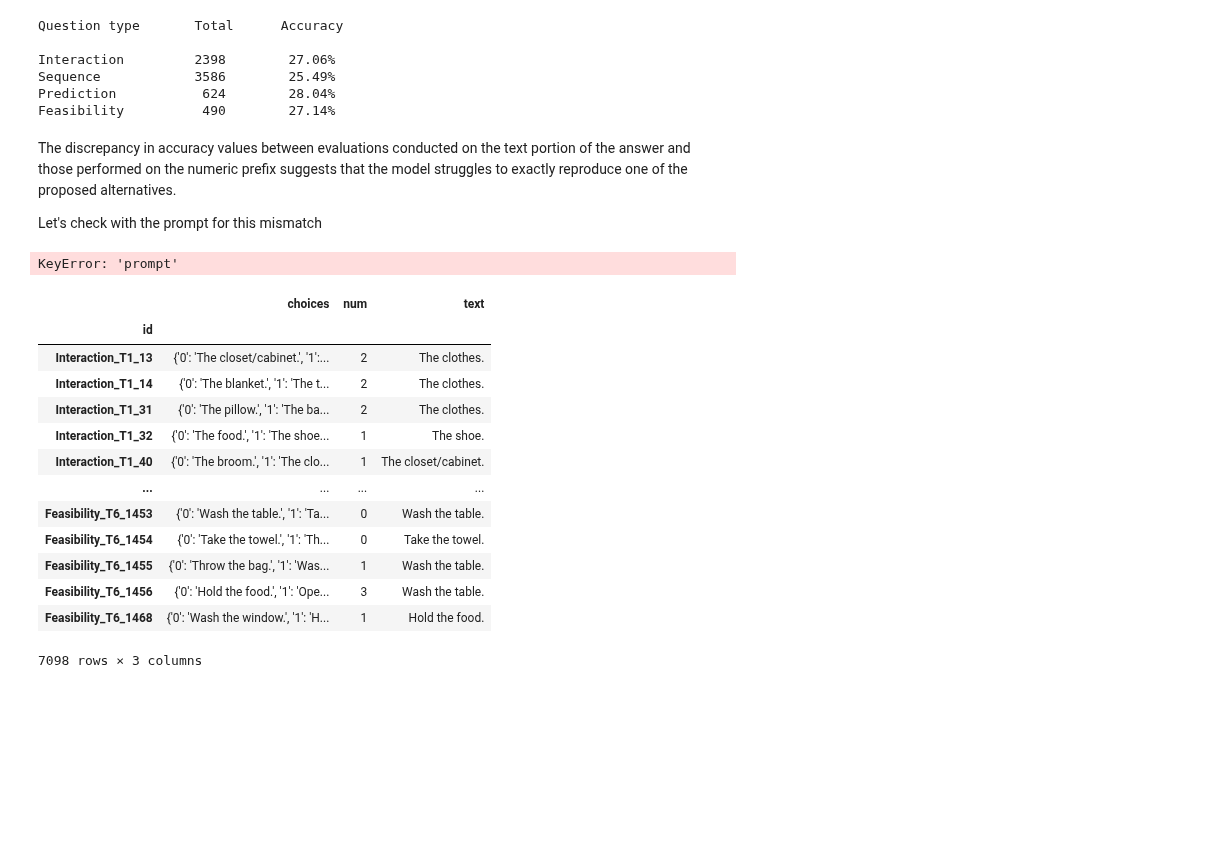
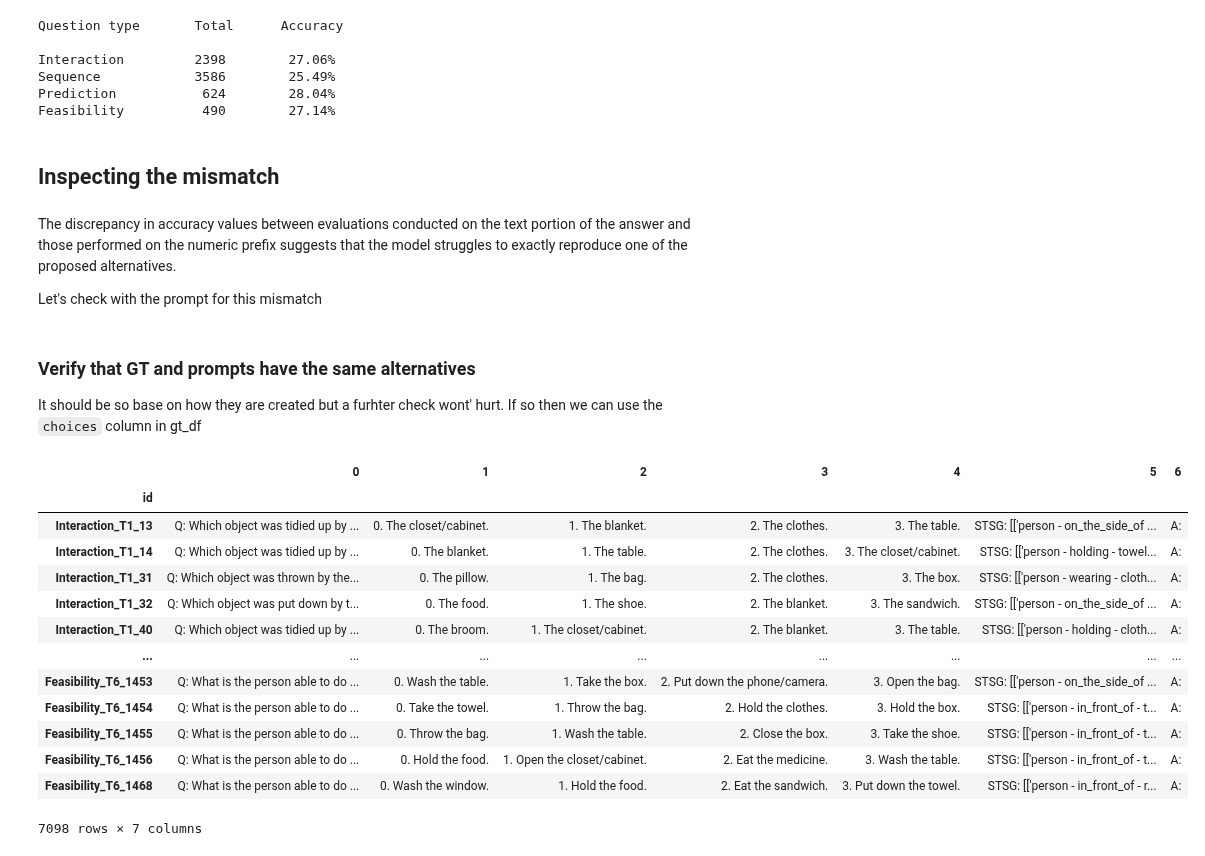
Before and after one commit to FabioLusha/video-neurosymbolic, a Jupyter notebook: star_code/src/resp_analysis4.ipynb, the cells around one changed output. Saved outputs shown, nothing was run; the diff lists cells and outputs as text; code cells hidden in the pictures; blank space fills up the shorter version.

```diff
--- a/star_code/src/resp_analysis4.ipynb
+++ b/star_code/src/resp_analysis4.ipynb
@@ -445,6 +484,8 @@ Interaction         2398        27.06%
 Sequence            3586        25.49%
 Prediction           624        28.04%
 Feasibility          490        27.14%
+# %% [markdown]
+## Inspecting the mismatch
 # %% [markdown]
 The discrepancy in accuracy values between evaluations conducted on the text portion of the answer and those performed on the numeric prefix suggests that the model struggles to exactly reproduce one of the proposed alternatives.
 
@@ -457,22 +493,23 @@ re.search(r'.*(\d[^\d]+\\n).*STSG', test_str, re.DOTALL)
+# %% [markdown]
+### Verify that GT and prompts have the same alternatives
+
+It should be so base on how they are created but a furhter check wont' hurt.
+If so then we can use the `choices` column in gt_df
 # %%
-prompts_df = prompts_df['prompt'].str.split('\n', expand=True)
-prompts_df
+p_choices = prompts_df['prompt'].str.split('\n', expand=True)
+p_choices
 # %% [output]
+|  | 0 | 1 | 2 | 3 | 4 | 5 | 6 |
+| id |  |  |  |  |  |  |  |
+| Interaction_T1_13 | Q: Which object was tidied up by ... | 0. The closet/cabinet. | 1. The blanket. | 2. The clothes. | 3. The table. | STSG: [['person - on_the_side_of ... | A: |
+| Interaction_T1_14 | Q: Which object was tidied up by ... | 0. The blanket. | 1. The table. | 2. The clothes. | 3. The closet/cabinet. | STSG: [['person - holding - towel... | A: |
+| Interaction_T1_31 | Q: Which object was thrown by the... | 0. The pillow. | 1. The bag. | 2. The clothes. | 3. The box. | STSG: [['person - wearing - cloth... | A: |
+| Interaction_T1_32 | Q: Which object was put down by t... | 0. The food. | 1. The shoe. | 2. The blanket. | 3. The sandwich. | STSG: [['person - on_the_side_of ... | A: |
+| Interaction_T1_40 | Q: Which object was tidied up by ... | 0. The broom. | 1. The closet/cabinet. | 2. The blanket. | 3. The table. | STSG: [['person - holding - cloth... | A: |
+| ... | ... | ... | ... | ... | ... | ... | ... |
+| Feasibility_T6_1453 | Q: What is the person able to do ... | 0. Wash the table. | 1. Take the box. | 2. Put down the phone/camera. | 3. Open the bag. | STSG: [['person - on_the_side_of ... | A: |
+| Feasibility_T6_1454 | Q: What is the person able to do ... | 0. Take the towel. | 1. Throw the bag. | 2. Hold the clothes. | 3. Hold the box. | STSG: [['person - in_front_of - t... | A: |
+| Feasibility_T6_1455 | Q: What is the person able to do ... | 0. Throw the bag. | 1. Wash the table. | 2. Close the box. | 3. Take the shoe. | STSG: [['person - in_front_of - t... | A: |
+| Feasibility_T6_1456 | Q: What is the person able to do ... | 0. Hold the food. | 1. Open the closet/cabinet. | 2. Eat the medicine. | 3. Wash the table. | STSG: [['person - in_front_of - t... | A: |
+| Feasibility_T6_1468 | Q: What is the person able to do ... | 0. Wash the window. | 1. Hold the food. | 2. Eat the sandwich. | 3. Put down the towel. | STSG: [['person - in_front_of - r... | A: |
-KeyError: 'prompt'
+7098 rows × 7 columns
-# %%
-gt_df
-# %% [output]
-|  | choices | num | text |
-| id |  |  |  |
-| Interaction_T1_13 | {'0': 'The closet/cabinet.', '1':... | 2 | The clothes. |
-| Interaction_T1_14 | {'0': 'The blanket.', '1': 'The t... | 2 | The clothes. |
-| Interaction_T1_31 | {'0': 'The pillow.', '1': 'The ba... | 2 | The clothes. |
-| Interaction_T1_32 | {'0': 'The food.', '1': 'The shoe... | 1 | The shoe. |
-| Interaction_T1_40 | {'0': 'The broom.', '1': 'The clo... | 1 | The closet/cabinet. |
-| ... | ... | ... | ... |
-| Feasibility_T6_1453 | {'0': 'Wash the table.', '1': 'Ta... | 0 | Wash the table. |
-| Feasibility_T6_1454 | {'0': 'Take the towel.', '1': 'Th... | 0 | Take the towel. |
-| Feasibility_T6_1455 | {'0': 'Throw the bag.', '1': 'Was... | 1 | Wash the table. |
-| Feasibility_T6_1456 | {'0': 'Hold the food.', '1': 'Ope... | 3 | Wash the table. |
-| Feasibility_T6_1468 | {'0': 'Wash the window.', '1': 'H... | 1 | Hold the food. |
-7098 rows × 3 columns
```
Also changed, not shown: parts of 24 cells of this notebook.
